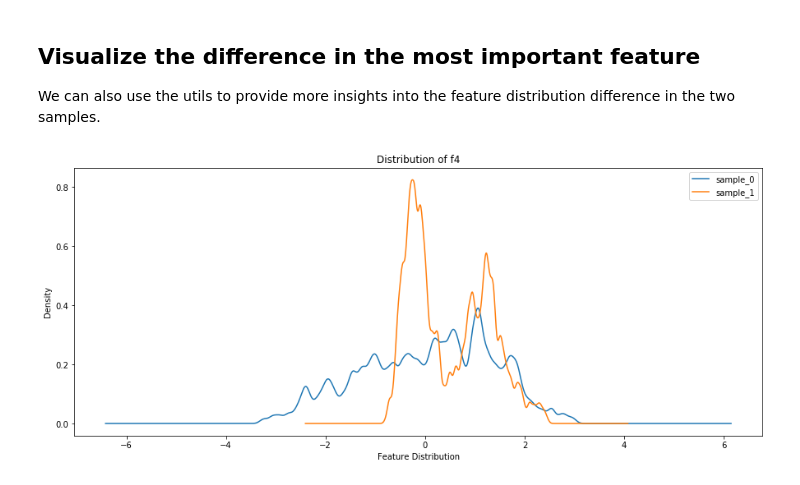
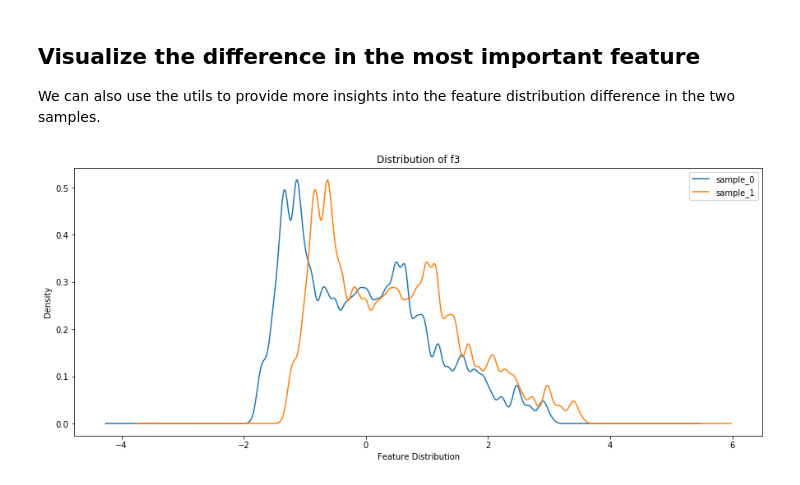
Before and after one commit to ing-bank/probatus, a Jupyter notebook: docs/source/nb_sample_similarity.ipynb, the cells around one changed output. Cells and saved outputs as stored; diff of their text form; code cells hidden in the pictures.

```diff
--- a/docs/source/nb_sample_similarity.ipynb
+++ b/docs/source/nb_sample_similarity.ipynb
@@ -99,7 +106,7 @@ We can also use the utils to provide more insights into the feature distribution
 # %%
 from probatus.utils.plots import plot_distributions_of_feature
 
-feature_distributions = [X1['f4'], X2['f4']]
+feature_distributions = [X1['f3'], X2['f3']]
 plot_distributions_of_feature(feature_distributions, plot_perc_outliers_removed=0.01)
 # %% [output]
-[figure, old version]
+[figure, new version]
```
Also changed, not shown: parts of 9 cells of this notebook, 3 other files.
